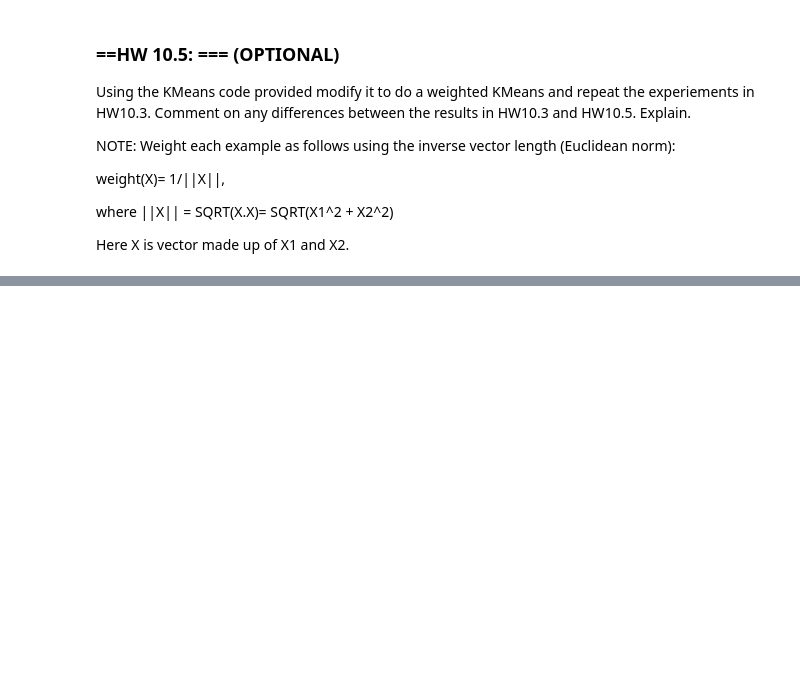
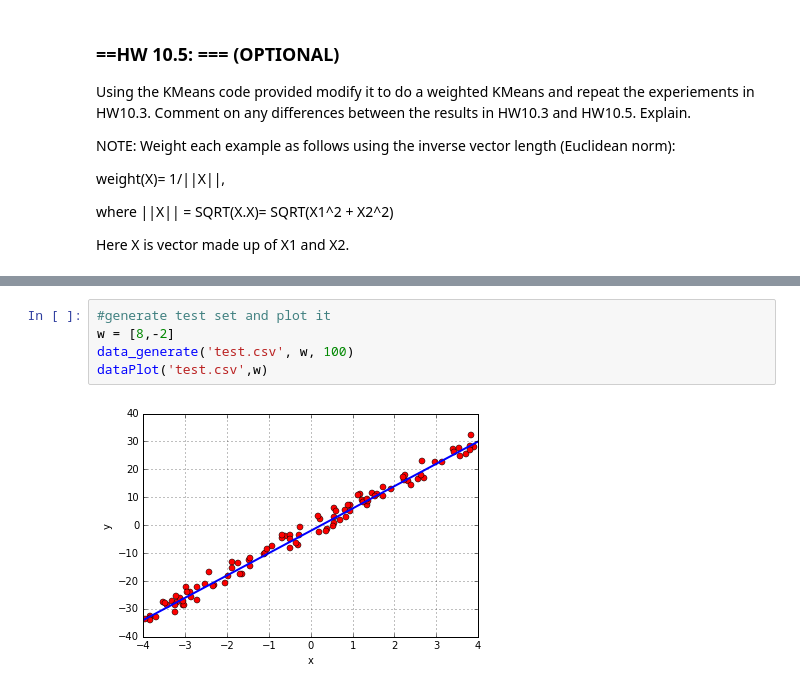
Before and after one commit to hchandaria/UCB_MIDS_W261, a Jupyter notebook: hw10/MIDS-W261-2016-HWK-Assignment10-Chandaria.ipynb, the cells around one changed output, grey strips where cells are left out. Drawn from its saved outputs; the diff is of its cells as text; blank space fills up the shorter version.

```diff
--- a/hw10/MIDS-W261-2016-HWK-Assignment10-Chandaria.ipynb
+++ b/hw10/MIDS-W261-2016-HWK-Assignment10-Chandaria.ipynb
@@ -479,0 +530,7 @@ Here X is vector made up of X1 and X2.
+# %%
+#generate test set and plot it
+w = [8,-2]
+data_generate('test.csv', w, 100)
+dataPlot('test.csv',w)
+# %% [output]
+[figure, added]
```
Also changed, not shown: parts of 10 cells of this notebook.
